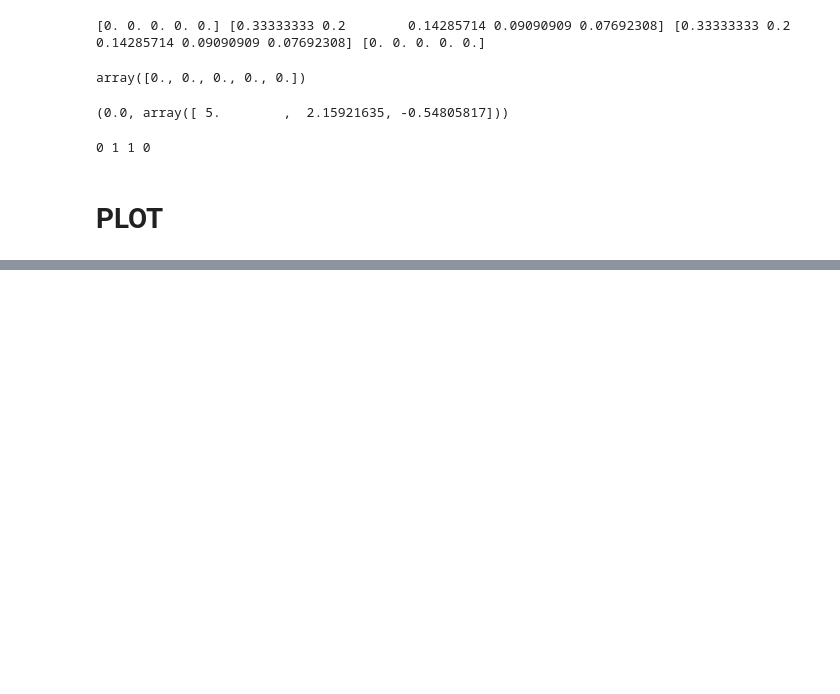
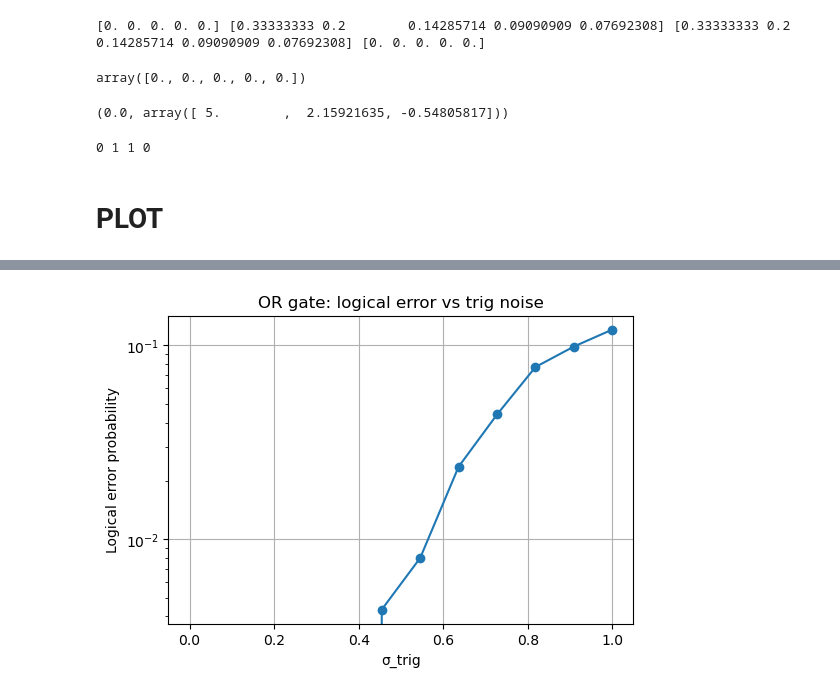
Before and after one commit to Vladi700/Fault_tolerant_NN, a Jupyter notebook: tests.ipynb, the cells around one changed output, grey strips where cells are left out. Saved outputs shown, nothing was run; the diff lists cells and outputs as text; code cells hidden in the pictures; blank space fills up the shorter version.

```diff
--- a/tests.ipynb
+++ b/tests.ipynb
@@ -477,0 +605,15 @@ plt.show()
+# %%
+sigma_trigs = np.linspace(0.0, 1, 12)
+error_trig = []
+
+for s in sigma_trigs:
+    err = estimate_and_error(
+        gate = "Or",
+        sigma_phase=0.0,
+        sigma_trig=s,
+        sigma_score=0.0,
+        p=0.0,
+        trials=3000,
+    )
+    error_trig.append(err)
+    print(f"sigma_trig={s:.3f}, error={err:.4f}")
@@ -477,0 +633,11 @@ plt.show()
+# %%
+plt.figure(figsize=(6,4))
+plt.plot(sigma_trigs, error_trig, marker="o")
+plt.xlabel("σ_trig")
+plt.ylabel("Logical error probability")
+plt.title("OR gate: logical error vs trig noise")
+plt.yscale("log")
+plt.grid(True)
+plt.show()
+# %% [output]
+[figure, added]
```
Also changed, not shown: parts of 51 cells of this notebook, 1 other file.
